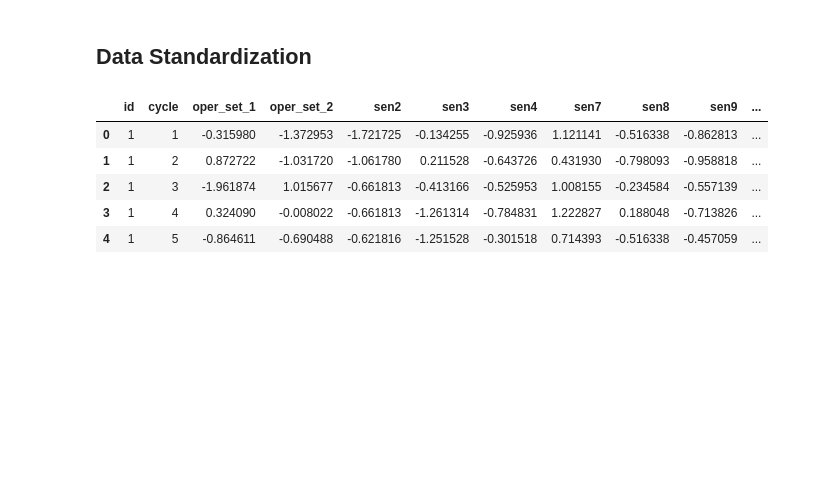
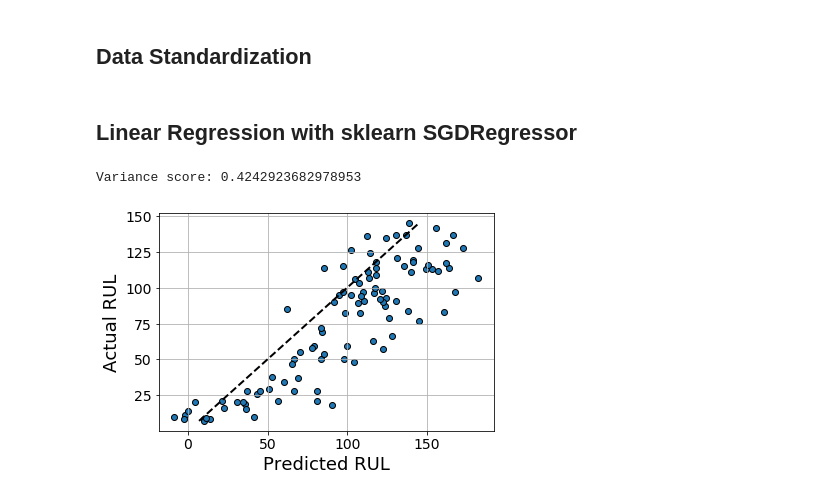
Before and after one commit to eseisaki/ML, a Jupyter notebook: NASA_engines/forecasting_RUL.ipynb, the cells around one changed output. Saved outputs shown, nothing was run; the diff lists cells and outputs as text; code cells hidden in the pictures; blank space fills up the shorter version.

```diff
--- a/NASA_engines/forecasting_RUL.ipynb
+++ b/NASA_engines/forecasting_RUL.ipynb
@@ -201,31 +203,51 @@ df_test_std.columns = features
 df_test_std.insert (0, 'id', df_test["id"])
 df_test_std.insert (1, 'cycle', df_test["cycle"])
 # %%
-# merging the true RUL values with the test dataset
-
+# Merging the true RUL values with the test dataset
+features = ["id","cycle","oper_set_1","oper_set_2","sen2","sen3","sen4",
+            "sen7","sen8","sen9","sen11","sen12","sen13","sen14","sen15","sen17","sen20","sen21"]
 df_pr = pd.DataFrame(columns=features)
-
+#We select the last entry for each unit in the test set then we append to it its
+# corresponding True RUL value from TrueRUL
 a=0
 for i in range(0,len(df_test_std)):
     if df_test_std['id'].values[i] != a:
             df_pr=df_pr.append(df_test_std.iloc[i-1])
             a=a+1
-df_test_red = df_pr.sort_values('id', axis=0, ascending=True).reset_index\
-    (drop=True)
-
-df_test_red = pd.merge(df_test_red, true_RUL, on = 'id')
+df_test_red = df_pr.sort_values('id', axis=0, ascending=True).reset_index(drop=True)
+df_test_red=df_test_red[:100]
-# %%
-# export csv files ready for training
-
-df_train_std.to_csv('train_data_001.csv')
-df_test_red.to_csv('test_data-001.csv')
-
-# check
-df_train_std.head()
-# %% [output]
-|  | id | cycle | oper_set_1 | oper_set_2 | sen2 | sen3 | sen4 | sen7 | sen8 | sen9 | ... |
-| 0 | 1 | 1 | -0.315980 | -1.372953 | -1.721725 | -0.134255 | -0.925936 | 1.121141 | -0.516338 | -0.862813 | ... |
-| 1 | 1 | 2 | 0.872722 | -1.031720 | -1.061780 | 0.211528 | -0.643726 | 0.431930 | -0.798093 | -0.958818 | ... |
-| 2 | 1 | 3 | -1.961874 | 1.015677 | -0.661813 | -0.413166 | -0.525953 | 1.008155 | -0.234584 | -0.557139 | ... |
-| 3 | 1 | 4 | 0.324090 | -0.008022 | -0.661813 | -1.261314 | -0.784831 | 1.222827 | 0.188048 | -0.713826 | ... |
-| 4 | 1 | 5 | -0.864611 | -0.690488 | -0.621816 | -1.251528 | -0.301518 | 0.714393 | -0.516338 | -0.457059 | ... |
+# %% [markdown]
+## Linear Regression with sklearn SGDRegressor
+# %%
+features = ["oper_set_1","oper_set_2","sen2","sen3","sen4","sen7","sen8",
+            "sen9","sen11","sen12","sen13","sen14","sen15","sen17","sen20",
+            "sen21"]
+
+x_train = df_train_std[features]
+x_test = df_test_red[features]
+y_train = df_train_std[['RUL']]
+y_test = true_RUL[['RUL']]
+
+
+
+# run sgd with sklearn
+iterations = 1000
+reg = linear_model.SGDRegressor(max_iter=iterations)
+reg.fit(x_train, y_train)
+
+#  variance score: 1 means perfect prediction
+print('Variance score: {}'.format(reg.score(x_test, y_test)))
+# %% [output]
+Variance score: 0.4242923682978953
+# %%
+fig, ax = plt.subplots()
+ax.scatter(reg.predict(x_test), y_test, edgecolors=(0, 0, 0))
+ax.plot([y_test.min(), y_test.max()], [y_test.min(), y_test.max()], 'k--', lw = 2)
+ax.grid()
+ax.set_xlabel('Predicted RUL', fontsize = 18)
+ax.set_ylabel('Actual RUL', fontsize = 18)
+ax.tick_params(axis='both', which='major', labelsize = 14)
+
+plt.show()
+# %% [output]
+[figure, added]
```
Also changed, not shown: parts of 3 cells of this notebook.
